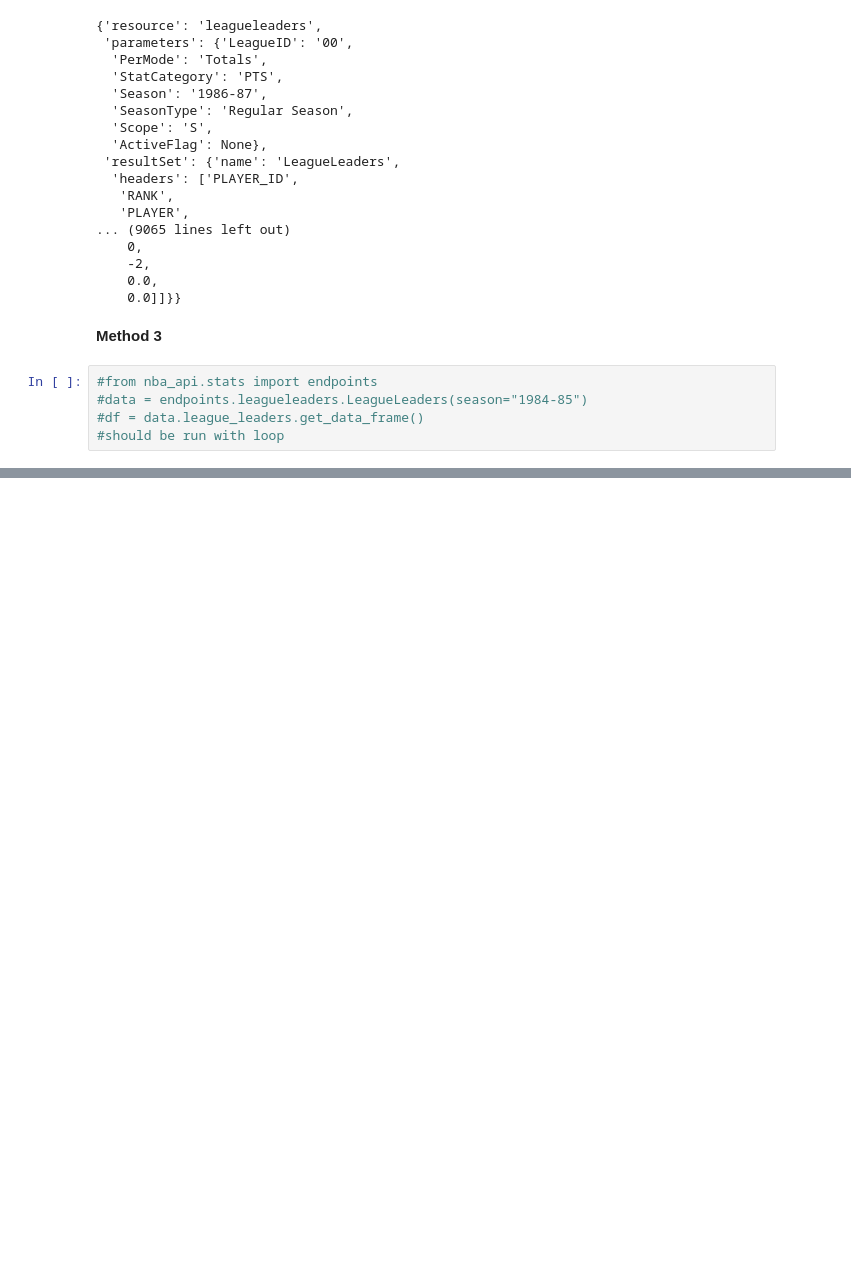
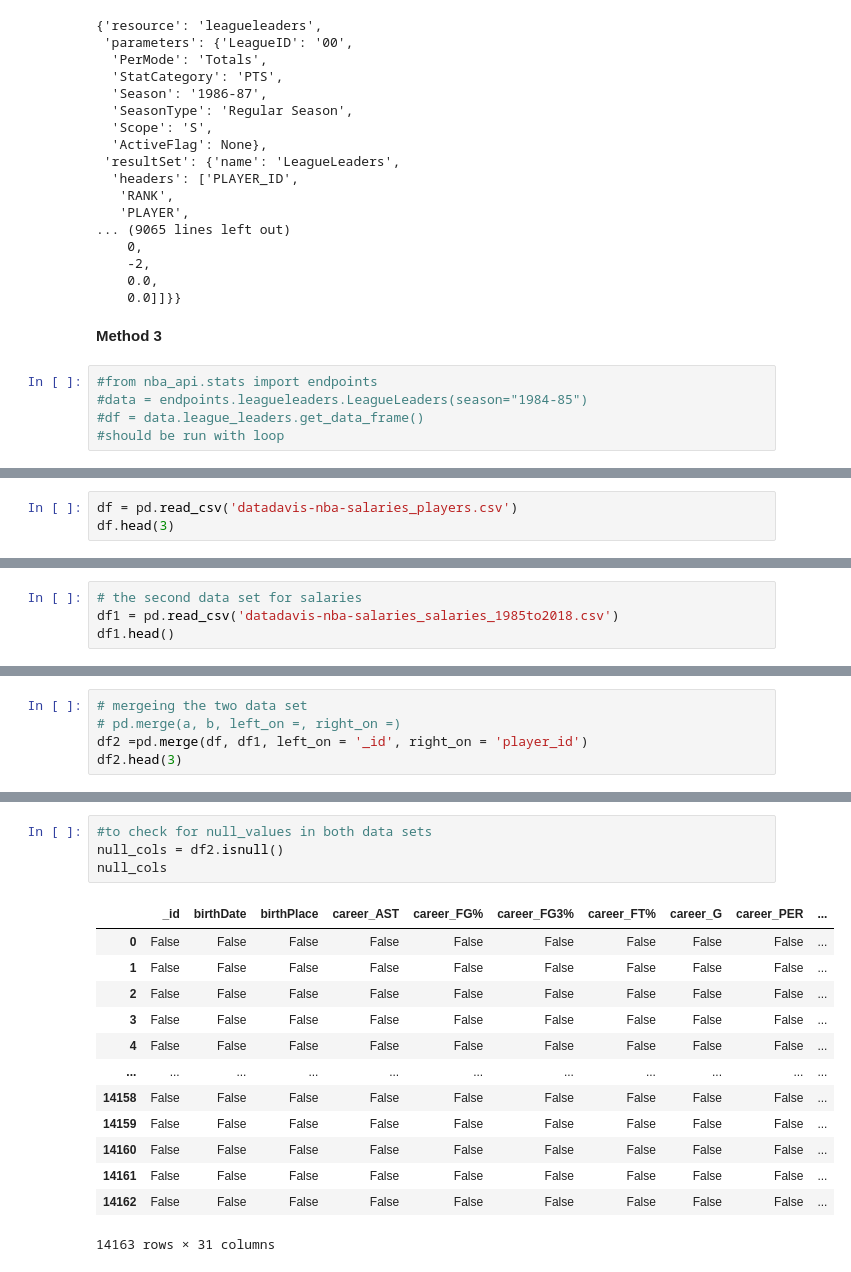
Before and after one commit to danielquer/berlin-housing-market, a Jupyter notebook: nba_api_leagueleaders.ipynb, the cells around one changed output, grey strips where cells are left out. Saved outputs shown, nothing was run; the diff lists cells and outputs as text; blank space fills up the shorter version.

Commit message:
merged df

```diff
--- a/nba_api_leagueleaders.ipynb
+++ b/nba_api_leagueleaders.ipynb
@@ -185,0 +174,3 @@ results
+# %%
+df = pd.read_csv('datadavis-nba-salaries_players.csv')
+df.head(3)
@@ -185,0 +207,4 @@ results
+# %%
+# the second data set for salaries
+df1 = pd.read_csv('datadavis-nba-salaries_salaries_1985to2018.csv')
+df1.head()
@@ -185,0 +218,5 @@ results
+# %%
+# mergeing the two data set
+# pd.merge(a, b, left_on =, right_on =)
+df2 =pd.merge(df, df1, left_on = '_id', right_on = 'player_id')
+df2.head(3)
@@ -185,0 +249,18 @@ results
+# %%
+#to check for null_values in both data sets
+null_cols = df2.isnull()
+null_cols
+# %% [output]
+|  | _id | birthDate | birthPlace | career_AST | career_FG% | career_FG3% | career_FT% | career_G | career_PER | ... |
+| 0 | False | False | False | False | False | False | False | False | False | ... |
+| 1 | False | False | False | False | False | False | False | False | False | ... |
+| 2 | False | False | False | False | False | False | False | False | False | ... |
+| 3 | False | False | False | False | False | False | False | False | False | ... |
+| 4 | False | False | False | False | False | False | False | False | False | ... |
+| ... | ... | ... | ... | ... | ... | ... | ... | ... | ... | ... |
+| 14158 | False | False | False | False | False | False | False | False | False | ... |
+| 14159 | False | False | False | False | False | False | False | False | False | ... |
+| 14160 | False | False | False | False | False | False | False | False | False | ... |
+| 14161 | False | False | False | False | False | False | False | False | False | ... |
+| 14162 | False | False | False | False | False | False | False | False | False | ... |
+14163 rows × 31 columns
```
Also changed, not shown: parts of 16 cells of this notebook.
